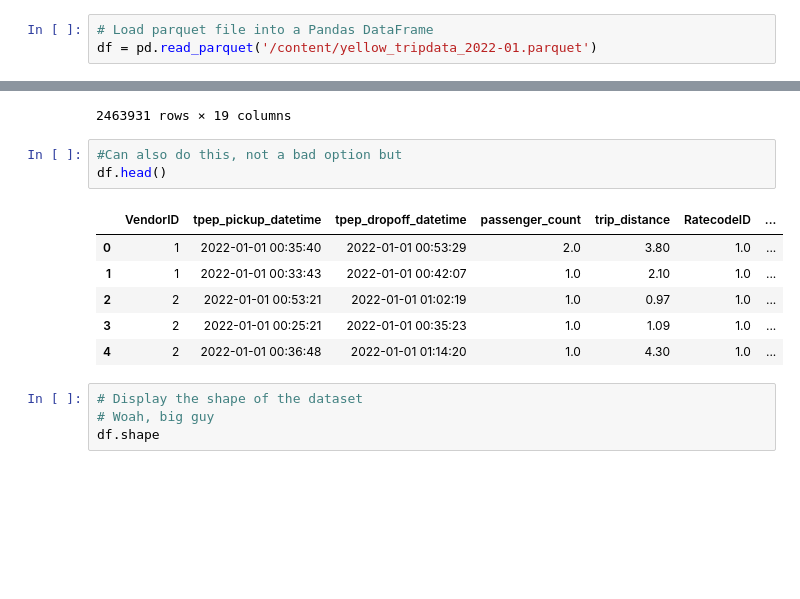
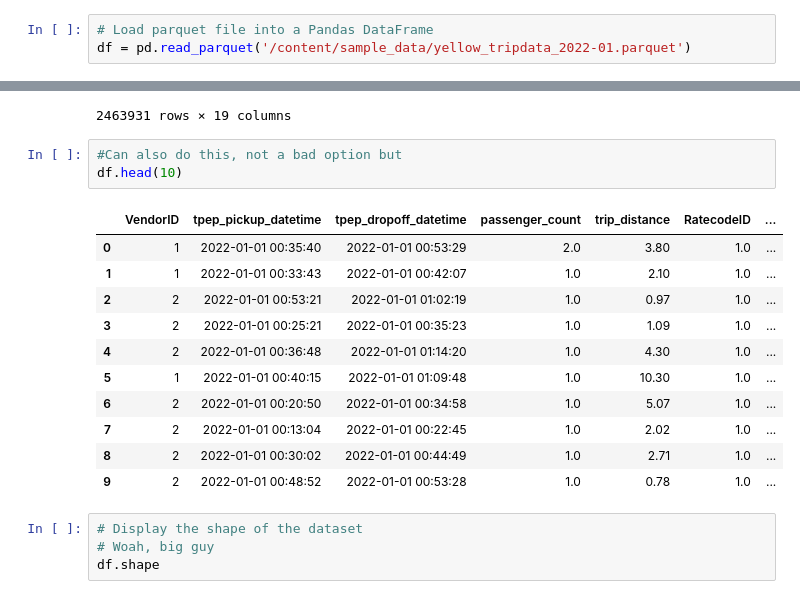
Before and after one commit to jgeiger81/sbml, a Jupyter notebook: JasonG_MLE_MiniProject_EDA.ipynb, the cells around one changed output, grey strips where cells are left out. Saved outputs shown, nothing was run; the diff lists cells and outputs as text; blank space fills up the shorter version.

```diff
--- a/JasonG_MLE_MiniProject_EDA.ipynb
+++ b/JasonG_MLE_MiniProject_EDA.ipynb
@@ -31,7 +29,7 @@ Load the NYC taxi dataset into a Pandas DataFrame and do a few basic checks to e
   6. Drop all rows with NULL values and store the result. We'll ignore NULL valued rows in this mini-project.
 # %%
 # Load parquet file into a Pandas DataFrame
-df = pd.read_parquet('/content/yellow_tripdata_2022-01.parquet')
+df = pd.read_parquet('/content/sample_data/yellow_tripdata_2022-01.parquet')
 # %%
 # Display the first few rows of the dataset
 # default pandas settings show first 5 and last 5 rows
@@ -52,14 +50,19 @@ df
 2463931 rows × 19 columns
 # %%
 #Can also do this, not a bad option but
-df.head()
+df.head(10)
 # %% [output]
 |  | VendorID | tpep_pickup_datetime | tpep_dropoff_datetime | passenger_count | trip_distance | RatecodeID | ... |
 | 0 | 1 | 2022-01-01 00:35:40 | 2022-01-01 00:53:29 | 2.0 | 3.80 | 1.0 | ... |
 | 1 | 1 | 2022-01-01 00:33:43 | 2022-01-01 00:42:07 | 1.0 | 2.10 | 1.0 | ... |
 | 2 | 2 | 2022-01-01 00:53:21 | 2022-01-01 01:02:19 | 1.0 | 0.97 | 1.0 | ... |
 | 3 | 2 | 2022-01-01 00:25:21 | 2022-01-01 00:35:23 | 1.0 | 1.09 | 1.0 | ... |
 | 4 | 2 | 2022-01-01 00:36:48 | 2022-01-01 01:14:20 | 1.0 | 4.30 | 1.0 | ... |
+| 5 | 1 | 2022-01-01 00:40:15 | 2022-01-01 01:09:48 | 1.0 | 10.30 | 1.0 | ... |
+| 6 | 2 | 2022-01-01 00:20:50 | 2022-01-01 00:34:58 | 1.0 | 5.07 | 1.0 | ... |
+| 7 | 2 | 2022-01-01 00:13:04 | 2022-01-01 00:22:45 | 1.0 | 2.02 | 1.0 | ... |
+| 8 | 2 | 2022-01-01 00:30:02 | 2022-01-01 00:44:49 | 1.0 | 2.71 | 1.0 | ... |
+| 9 | 2 | 2022-01-01 00:48:52 | 2022-01-01 00:53:28 | 1.0 | 0.78 | 1.0 | ... |
 # %%
 # Display the shape of the dataset
 # Woah, big guy
```
Also changed, not shown: parts of 9 cells of this notebook.
